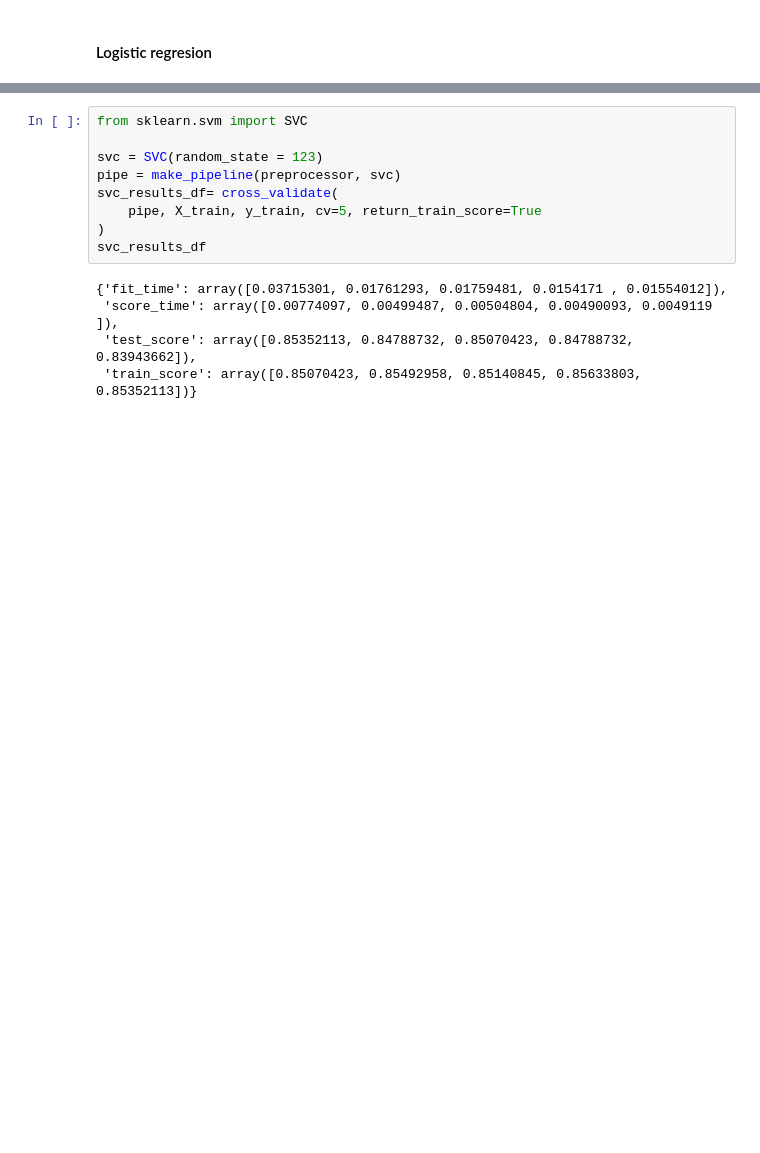
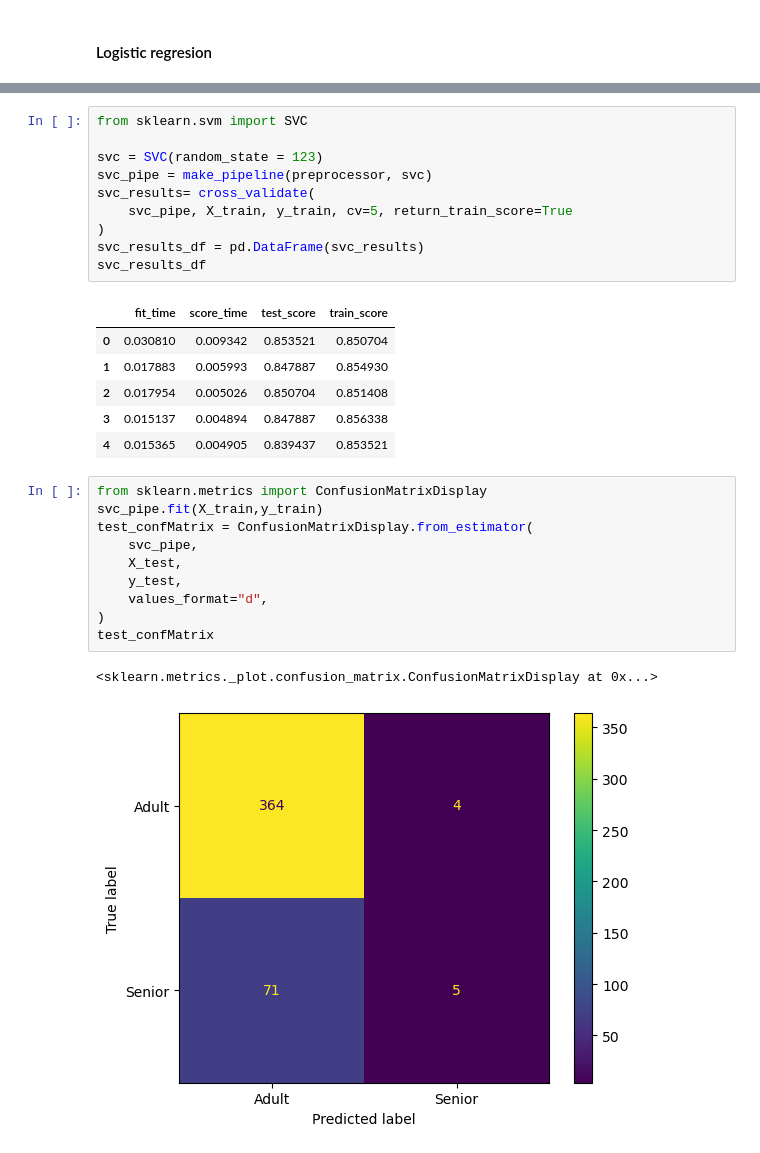
Before and after one commit to UBC-MDS/DSCI522-2425-39-FMJ, a Jupyter notebook: analysis.ipynb, the cells around one changed output, grey strips where cells are left out. Drawn from its saved outputs; the diff is of its cells as text; blank space fills up the shorter version.

```diff
--- a/analysis.ipynb
+++ b/analysis.ipynb
@@ -300,13 +309,29 @@ lr_results_df
 from sklearn.svm import SVC
 
 svc = SVC(random_state = 123)
-pipe = make_pipeline(preprocessor, svc)
-svc_results_df= cross_validate(
-    pipe, X_train, y_train, cv=5, return_train_score=True
+svc_pipe = make_pipeline(preprocessor, svc)
+svc_results= cross_validate(
+    svc_pipe, X_train, y_train, cv=5, return_train_score=True
 )
+svc_results_df = pd.DataFrame(svc_results)
 svc_results_df
 # %% [output]
-{'fit_time': array([0.03715301, 0.01761293, 0.01759481, 0.0154171 , 0.01554012]),
- 'score_time': array([0.00774097, 0.00499487, 0.00504804, 0.00490093, 0.0049119 ]),
- 'test_score': array([0.85352113, 0.84788732, 0.85070423, 0.84788732, 0.83943662]),
- 'train_score': array([0.85070423, 0.85492958, 0.85140845, 0.85633803, 0.85352113])}
+|  | fit_time | score_time | test_score | train_score |
+| 0 | 0.030810 | 0.009342 | 0.853521 | 0.850704 |
+| 1 | 0.017883 | 0.005993 | 0.847887 | 0.854930 |
+| 2 | 0.017954 | 0.005026 | 0.850704 | 0.851408 |
+| 3 | 0.015137 | 0.004894 | 0.847887 | 0.856338 |
+| 4 | 0.015365 | 0.004905 | 0.839437 | 0.853521 |
+# %%
+from sklearn.metrics import ConfusionMatrixDisplay
+svc_pipe.fit(X_train,y_train)
+test_confMatrix = ConfusionMatrixDisplay.from_estimator(
+    svc_pipe,
+    X_test,
+    y_test,
+    values_format="d",
+)
+test_confMatrix
+# %% [output]
+<sklearn.metrics._plot.confusion_matrix.ConfusionMatrixDisplay at 0x...>
+[figure, added]
```
Also changed, not shown: parts of 5 cells of this notebook.
